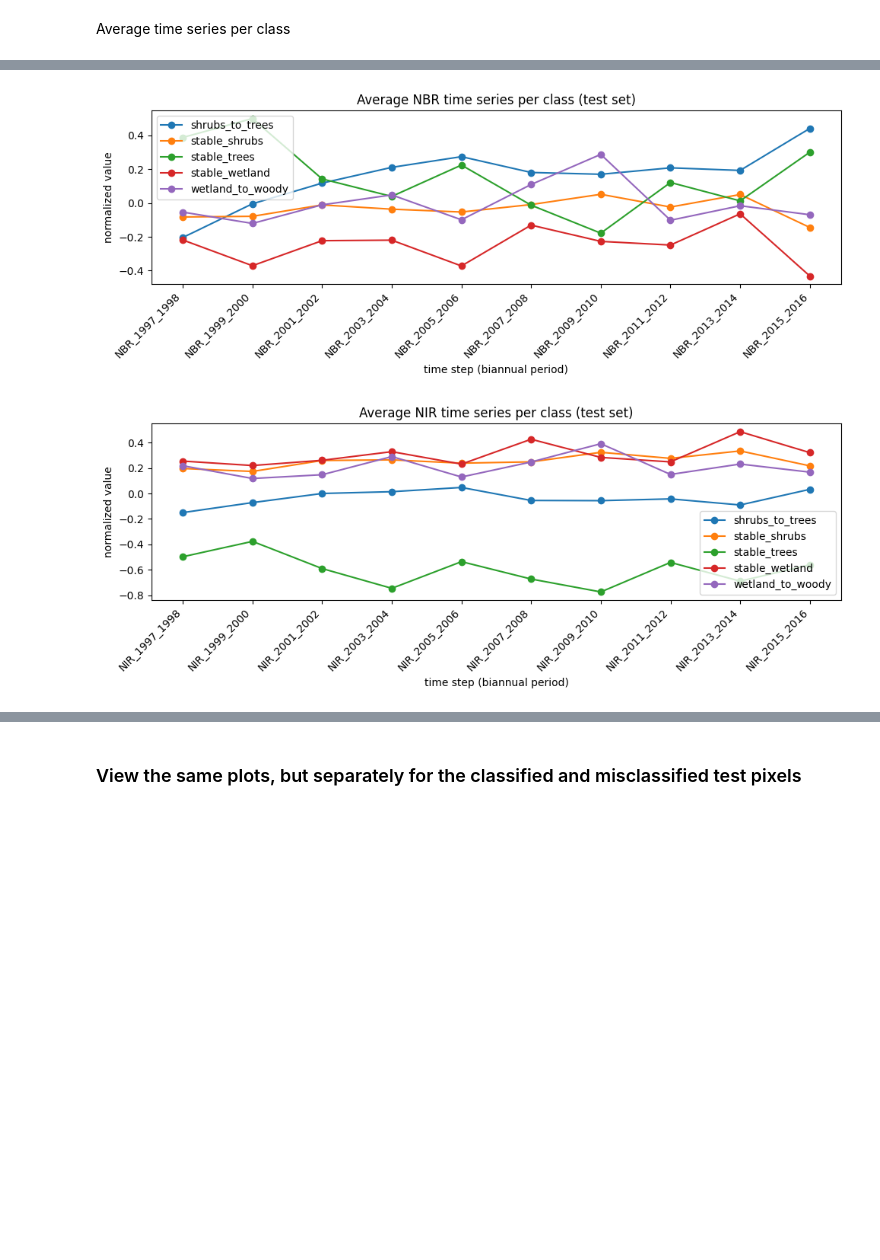
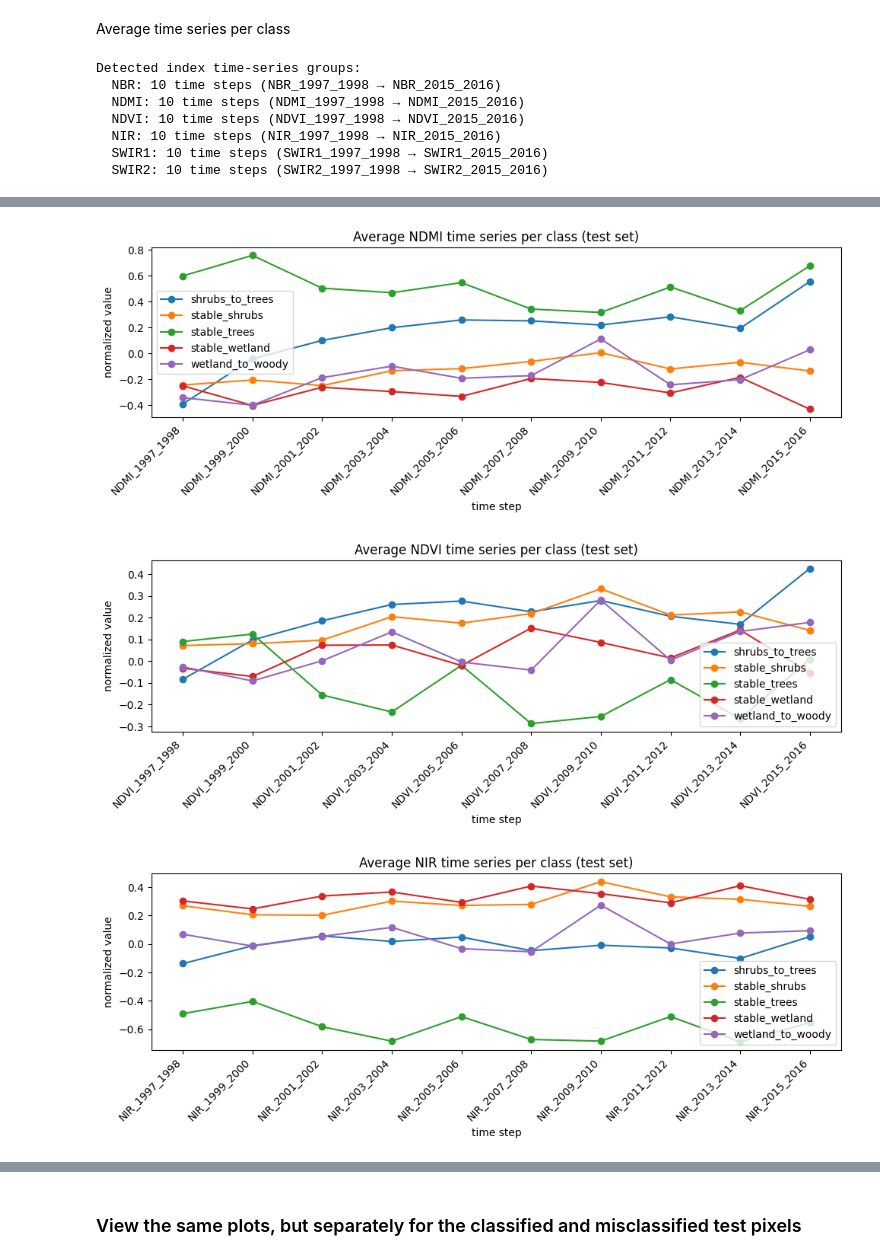
Before and after one commit to jjkiljanski/biebrza-shrub-encroachment-analysis, a Jupyter notebook: ml_model_training.ipynb, the cells around one changed output, grey strips where cells are left out. Cells and saved outputs as stored; diff of their text form; code cells hidden in the pictures; blank space fills up the shorter version.

```diff
--- a/ml_model_training.ipynb
+++ b/ml_model_training.ipynb
@@ -772,13 +760,0 @@ plt.show()
-# %%
-cm_norm = cm.astype(float) / cm.sum(axis=1, keepdims=True)  # row-normalized
-
-fig, ax = plt.subplots(figsize=(6, 5))
-sns.heatmap(cm_norm, annot=True,
-            xticklabels=le.classes_,
-            yticklabels=le.classes_,
-            ax=ax)
-ax.set_xlabel('Predicted')
-ax.set_ylabel('True')
-ax.set_title('LSTM – Test Normalized Confusion Matrix')
-plt.tight_layout()
-plt.show()
@@ -836,37 +892,66 @@ Average time series per class
 # %%
 import numpy as np
 import matplotlib.pyplot as plt
+import re
 
-# Time labels for x-axis: use the NDMI_* column names
-ndmi_cols = sorted([c for c in ts_cols if c.startswith('NDMI_')])
-nbr_cols  = sorted([c for c in ts_cols if c.startswith('NBR_')])
-nir_cols  = sorted([c for c in ts_cols if c.startswith('NIR_')])
+# ---------------------------------------------------
+# 1. Identify index families and their time-step columns
+# ---------------------------------------------------
 
-T = len(ndmi_cols)
-x = np.arange(T)
+# Group all ts_cols by base index name
+index_groups = {}
+for col in ts_cols:
+    base = get_index_base(col)
+    if base:
+        index_groups.setdefault(base, []).append(col)
+
+# Sort columns within each index (NDVI_01, NDVI_02, ..., NDVI_20)
+for base in index_groups:
+    index_groups[base] = sorted(index_groups[base])
+
+print("Detected index time-series groups:")
+for base, cols in index_groups.items():
+    print(f"  {base}: {len(cols)} time steps ({cols[0]} → {cols[-1]})")
+
+# ---------------------------------------------------
+# 2. Prepare class list and helper plotting function
+# ---------------------------------------------------
+
 classes = sorted(df_test_norm['class_str'].unique())
 
-# Helper to plot average series for a given set of columns
 def plot_mean_series(df, cols, title):
+    T = len(cols)
+    x = np.arange(T)
+
     plt.figure(figsize=(10, 4))
     for cls in classes:
         subset = df[df['class_str'] == cls]
         mean_series = subset[cols].mean(axis=0).values
         plt.plot(x, mean_series, marker='o', label=cls)
+
     plt.xticks(x, cols, rotation=45, ha='right')
-    plt.xlabel('time step (biannual period)')
+    plt.xlabel('time step')
     plt.ylabel('normalized value')
     plt.title(title)
     plt.legend()
     plt.tight_layout()
     plt.show()
 
-# Average NDMI over time per class
-plot_mean_series(df_test_norm, ndmi_cols, 'Average NDMI time series per class (test set)')
+# ---------------------------------------------------
+# 3. Plot ALL index time series automatically
+# ---------------------------------------------------
 
-# Average NBR over time per class
-plot_mean_series(df_test_norm, nbr_cols, 'Average NBR time series per class (test set)')
-
-# Average NIR over time per class
-plot_mean_series(df_test_norm, nir_cols, 'Average NIR time series per class (test set)')
+for base, cols in index_groups.items():
+    plot_mean_series(
+        df_test_norm,
+        cols,
+        f'Average {base} time series per class (test set)'
+    )
 # %% [output]
+Detected index time-series groups:
+  NBR: 10 time steps (NBR_1997_1998 → NBR_2015_2016)
+  NDMI: 10 time steps (NDMI_1997_1998 → NDMI_2015_2016)
+  NDVI: 10 time steps (NDVI_1997_1998 → NDVI_2015_2016)
+  NIR: 10 time steps (NIR_1997_1998 → NIR_2015_2016)
+  SWIR1: 10 time steps (SWIR1_1997_1998 → SWIR1_2015_2016)
+  SWIR2: 10 time steps (SWIR2_1997_1998 → SWIR2_2015_2016)
@@ -874,2 +959,3 @@ plot_mean_series(df_test_norm, nir_cols, 'Average NIR time series per class (tes
-[figure, old version]
+[figure, new version]
-[figure, old version]
+[figure, new version]
+[figure, added]
```
Also changed, not shown: parts of 38 cells of this notebook.
